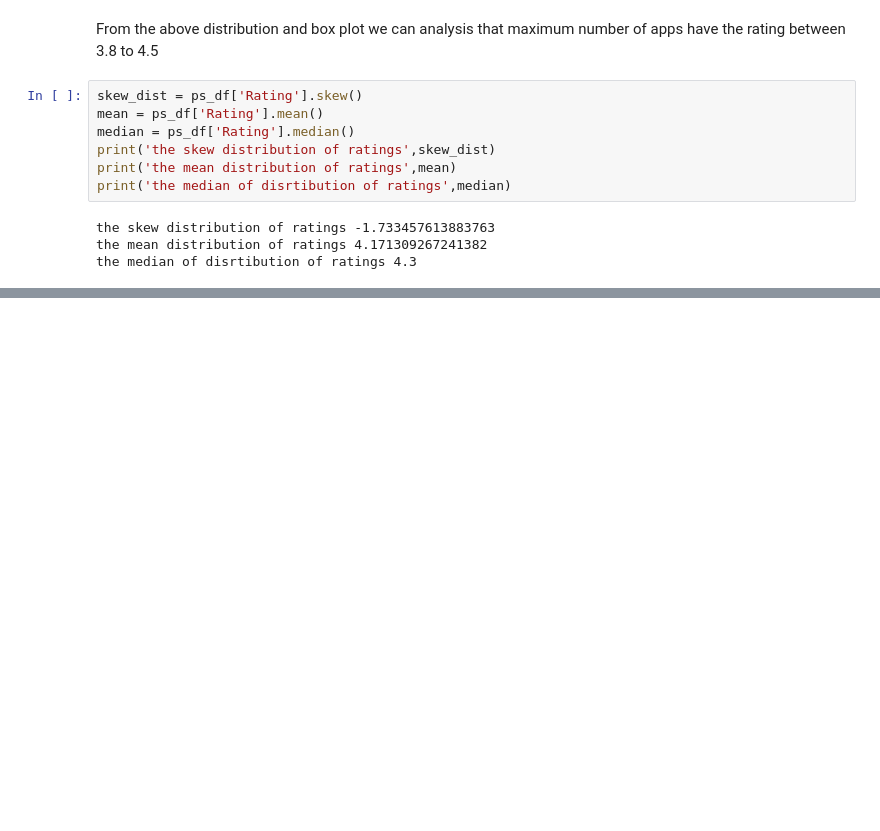
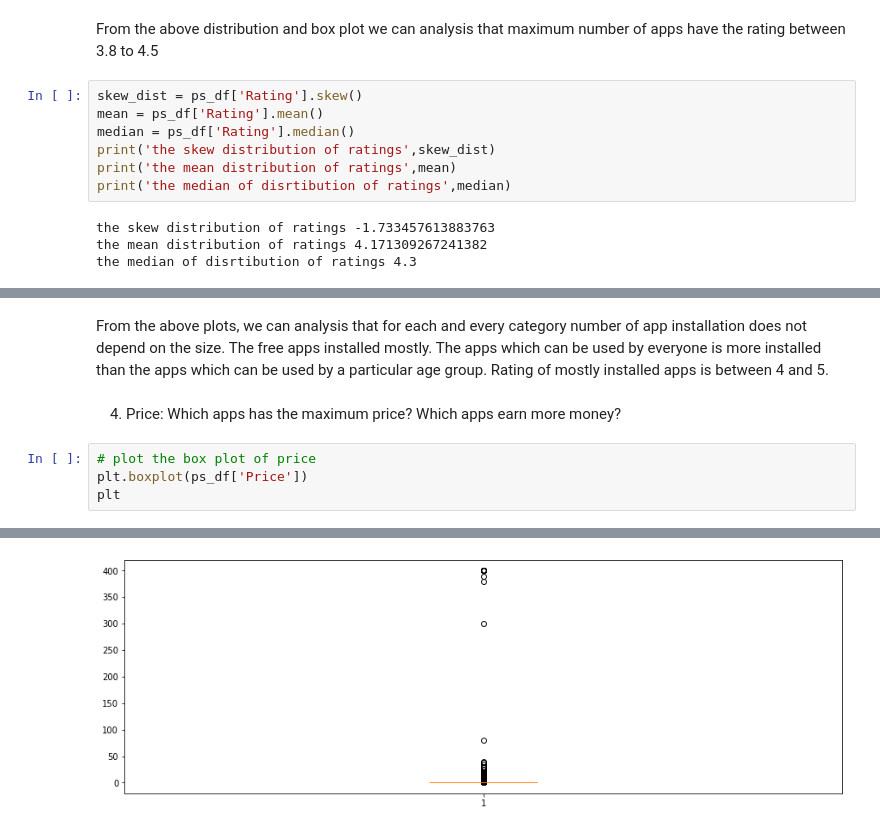
Before and after one commit to abhilasha8/play_store_app_review_analysis, a Jupyter notebook: Play_Store_App_Review_Analysis_Capstone_Project.ipynb, the cells around one changed output, grey strips where cells are left out. Drawn from its saved outputs; the diff is of its cells as text; blank space fills up the shorter version.

```diff
--- a/Play_Store_App_Review_Analysis_Capstone_Project.ipynb
+++ b/Play_Store_App_Review_Analysis_Capstone_Project.ipynb
@@ -417,0 +486,9 @@ the median of disrtibution of ratings 4.3
+# %% [markdown]
+From the above plots, we can analysis that for each and every category number of app installation does not depend on the size. The free apps installed mostly. The apps which can be used by everyone is more installed than the apps which can be used by a particular age group. Rating of mostly installed apps is between 4 and 5.
+# %% [markdown]
+4. Price: Which apps has the maximum price? Which apps earn more money?
+# %%
+# plot the box plot of price
+plt.boxplot(ps_df['Price'])
+plt
+# %% [output]
@@ -417,0 +496 @@ the median of disrtibution of ratings 4.3
+[figure, added]
```
Also changed, not shown: parts of 15 cells of this notebook.
